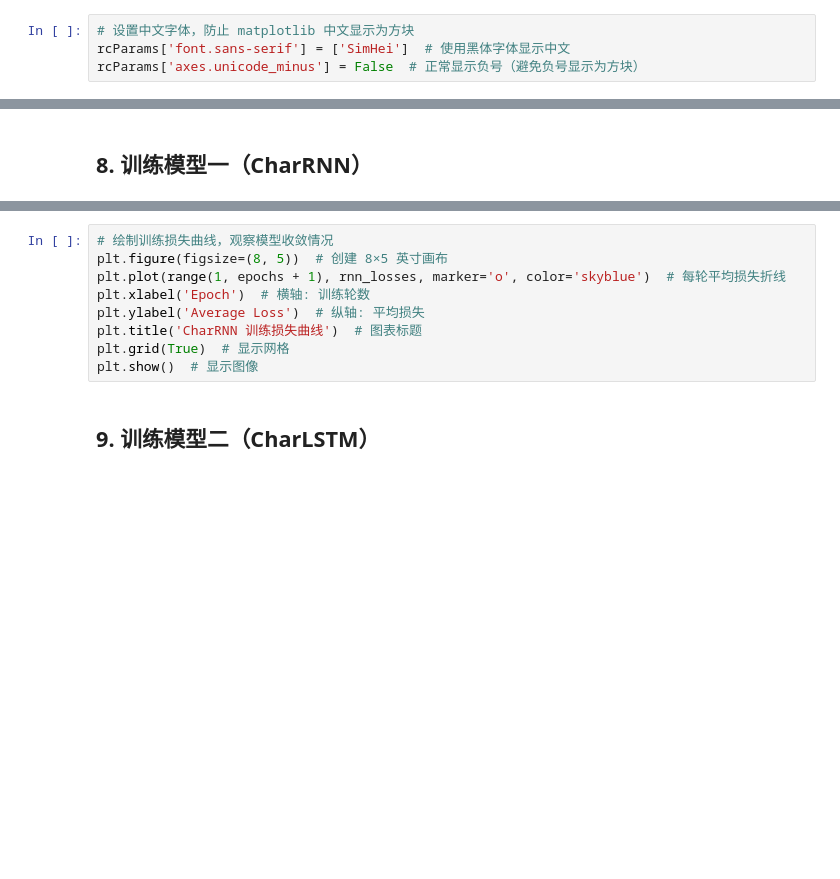
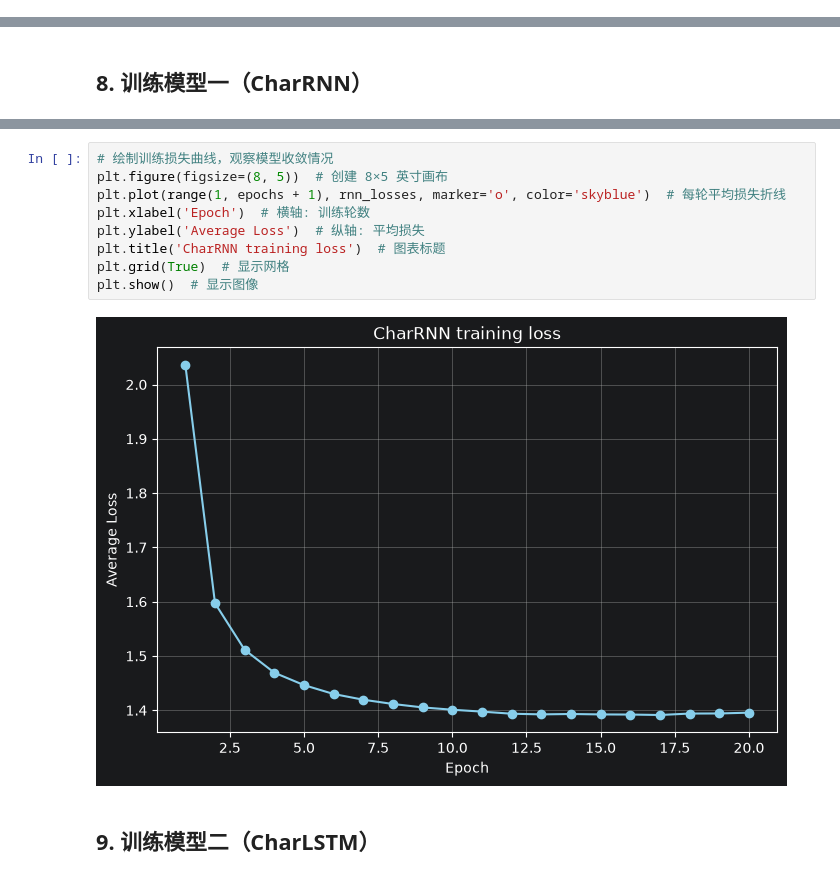
Before and after one commit to BetterWilson/AIT, a Jupyter notebook: 11 莎士比亚文本生成（Char-level RNN与LSTM）.ipynb, the cells around one changed output, grey strips where cells are left out. Drawn from its saved outputs; the diff is of its cells as text; blank space fills up the shorter version.

```diff
--- a/11 莎士比亚文本生成（Char-level RNN与LSTM）.ipynb
+++ b/11 莎士比亚文本生成（Char-level RNN与LSTM）.ipynb
@@ -26,7 +25,3 @@ from matplotlib import rcParams  # matplotlib 配置字典，用于设置全局
-# %%
-# 设置中文字体，防止 matplotlib 中文显示为方块
-rcParams['font.sans-serif'] = ['SimHei']  # 使用黑体字体显示中文
-rcParams['axes.unicode_minus'] = False  # 正常显示负号（避免负号显示为方块）
 # %% [markdown]
 ## 1. 数据加载与字符级词典构建
 文本生成任务按“字符”而非“单词”建模：
@@ -323,12 +355,14 @@ rnn_losses = train(rnn_model, data_loader, optimizer_rnn, criterion, device=devi
 # %%
 # 绘制训练损失曲线，观察模型收敛情况
 plt.figure(figsize=(8, 5))  # 创建 8×5 英寸画布
 plt.plot(range(1, epochs + 1), rnn_losses, marker='o', color='skyblue')  # 每轮平均损失折线
 plt.xlabel('Epoch')  # 横轴: 训练轮数
 plt.ylabel('Average Loss')  # 纵轴: 平均损失
-plt.title('CharRNN 训练损失曲线')  # 图表标题
+plt.title('CharRNN training loss')  # 图表标题
 plt.grid(True)  # 显示网格
 plt.show()  # 显示图像
+# %% [output]
+[figure, added]
 # %% [markdown]
 ## 9. 训练模型二（CharLSTM）
 # %%
```
Also changed, not shown: parts of 23 cells of this notebook, 19 other files.
